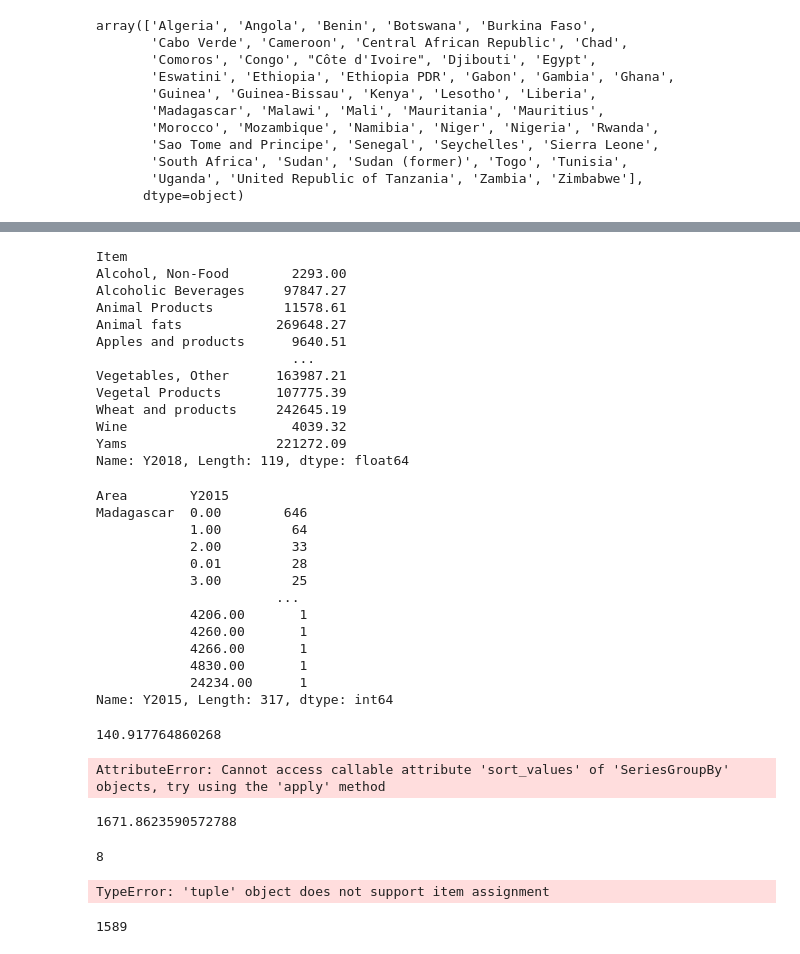
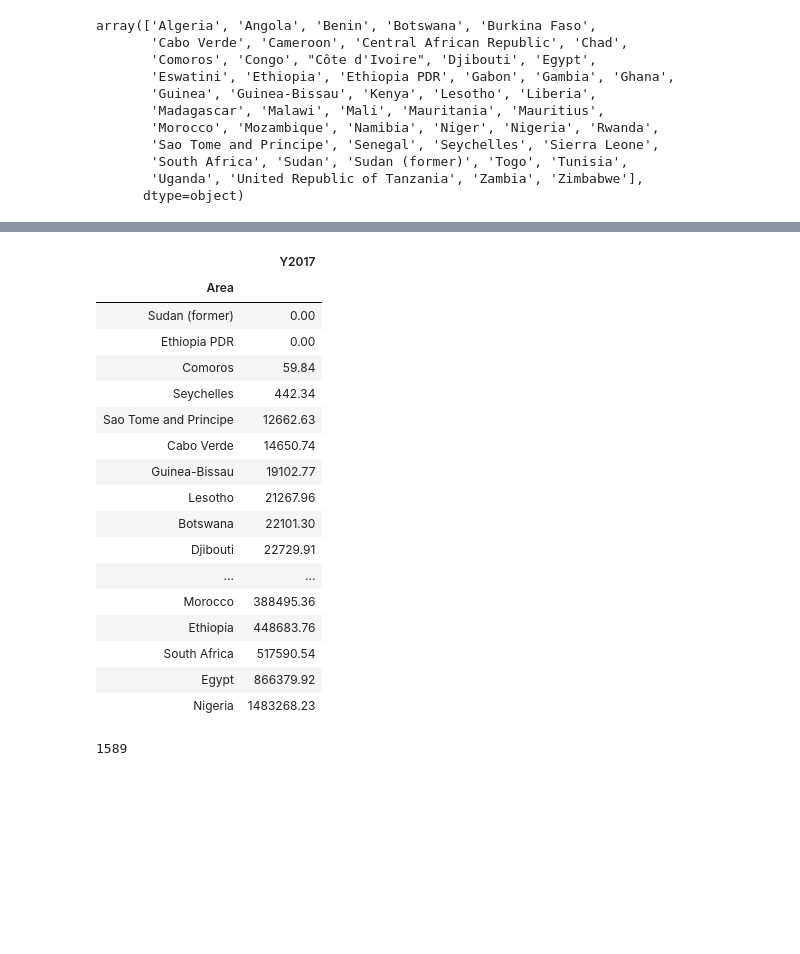
Before and after one commit to Muhsinumarkmc/hamoye_quiz_1, a Jupyter notebook: hamoye_quiz.ipynb, the cells around one changed output, grey strips where cells are left out. Drawn from its saved outputs; the diff is of its cells as text; code cells hidden in the pictures; blank space fills up the shorter version.

```diff
--- a/hamoye_quiz.ipynb
+++ b/hamoye_quiz.ipynb
@@ -46,62 +81,25 @@ AttributeError: 'function' object has no attribute 'sort_values'
-# %%
-item_grp = df.groupby(['Item'])
-item_grp['Y2018'].sum()
-# %% [output]
-Item
-Alcohol, Non-Food        2293.00
-Alcoholic Beverages     97847.27
-Animal Products         11578.61
-Animal fats            269648.27
-Apples and products      9640.51
-                         ...
-Vegetables, Other      163987.21
-Vegetal Products       107775.39
-Wheat and products     242645.19
-Wine                     4039.32
-Yams                   221272.09
-Name: Y2018, Length: 119, dtype: float64
-# %%
-Element_grp = df.groupby(['Area'])
-Element_grp['Y2015'].value_counts().loc[['Madagascar',]]
-# %% [output]
-Area        Y2015
-Madagascar  0.00        646
-            1.00         64
-            2.00         33
-            0.01         28
-            3.00         25
-                       ...
-            4206.00       1
-            4260.00       1
-            4266.00       1
-            4830.00       1
-            24234.00      1
-Name: Y2015, Length: 317, dtype: int64
-# %%
-df['Y2017'].mean()
-# %% [output]
-140.917764860268
 # %%
-Area_grp = df.groupby(['Area'])
-Area_grp['Y2017'].sort_values()
+Area_grp = df.groupby('Area')
+Area_grp[['Y2017', 'Area']].sum().sort_values('Y2017', ascending=True)
 # %% [output]
-AttributeError: Cannot access callable attribute 'sort_values' of 'SeriesGroupBy' objects, try using the 'apply' method
+|  | Y2017 |
+| Area |  |
+| Sudan (former) | 0.00 |
+| Ethiopia PDR | 0.00 |
+| Comoros | 59.84 |
+| Seychelles | 442.34 |
+| Sao Tome and Principe | 12662.63 |
+| Cabo Verde | 14650.74 |
+| Guinea-Bissau | 19102.77 |
+| Lesotho | 21267.96 |
+| Botswana | 22101.30 |
+| Djibouti | 22729.91 |
+| ... | ... |
+| Morocco | 388495.36 |
+| Ethiopia | 448683.76 |
+| South Africa | 517590.54 |
+| Egypt | 866379.92 |
+| Nigeria | 1483268.23 |
-# %%
-df['Y2017'].std()
-# %% [output]
-1671.8623590572788
-# %%
-y = [(2, 4), (7, 8), (1, 5, 9)]
-x= y[1][-1]
-x
-# %% [output]
-8
-# %%
-my_tuppy = (1,2,5,8)
-
-my_tuppy[2] = 6
-# %% [output]
-TypeError: 'tuple' object does not support item assignment
 # %%
 df['Y2014'].isna().sum()
 # %% [output]
```
Also changed, not shown: parts of 18 cells of this notebook.
